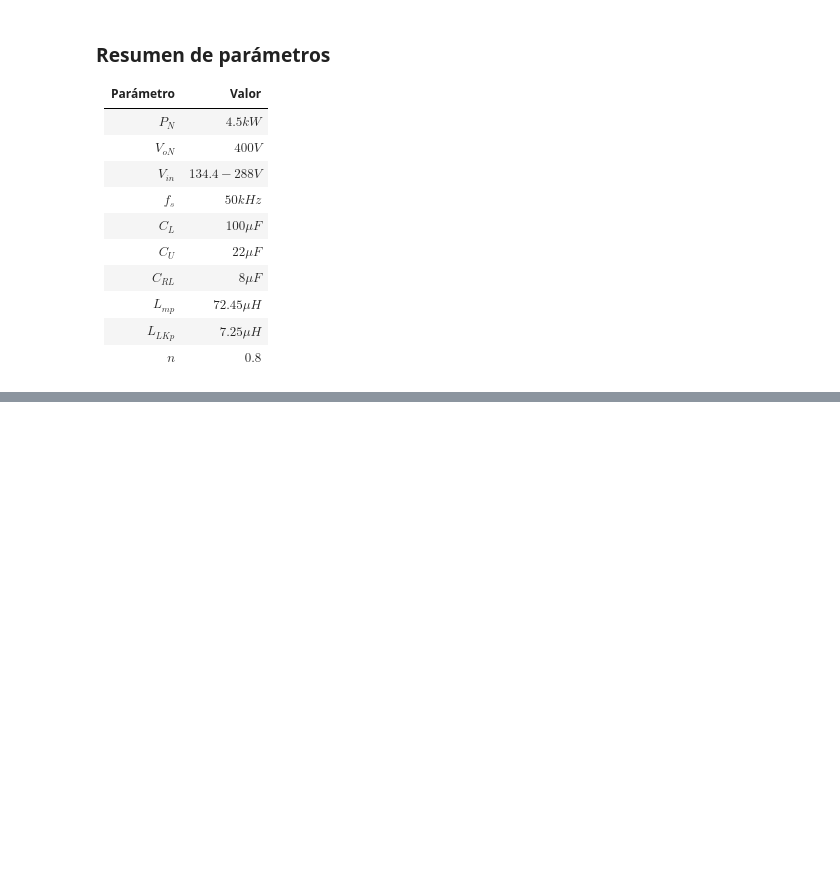
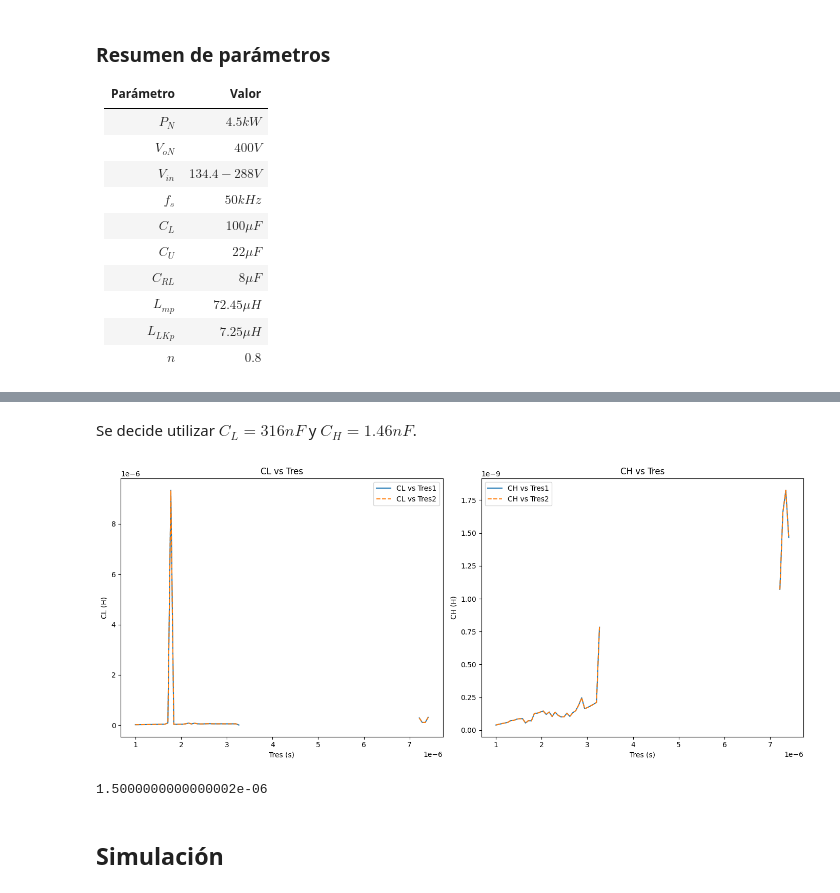
Before and after one commit to all5one-sudo/TFI_Electronica_Industrial, a Jupyter notebook: calculos.ipynb, the cells around one changed output, grey strips where cells are left out. Saved outputs shown, nothing was run; the diff lists cells and outputs as text; code cells hidden in the pictures; blank space fills up the shorter version.

```diff
--- a/calculos.ipynb
+++ b/calculos.ipynb
@@ -64,0 +100,2 @@ Se definen:
+# %%
+n = Vout/Vbus
@@ -64,0 +129,22 @@ Se definen:
+# %%
+def calculate_CL_CH_with_constraints(Tres1, Tres2):
+    def objective(vars):
+        return 0  # No importa el valor, solo nos interesa cumplir las restricciones
+
+    constraints = [
+        {'type': 'eq', 'fun': lambda vars: Tres(vars, Tres1, Tres2)[0]},
+        {'type': 'eq', 'fun': lambda vars: Tres(vars, Tres1, Tres2)[1]},
+        {'type': 'ineq', 'fun': lambda vars: vars[0]},  # CL >= 0
+        {'type': 'ineq', 'fun': lambda vars: 100e-6 - vars[0]},  # CL <= 100e-6
+        {'type': 'ineq', 'fun': lambda vars: vars[1]},  # CH >= 0
+        {'type': 'ineq', 'fun': lambda vars: 100e-6 - vars[1]}   # CH <= 100e-6
+    ]
+
+    result = minimize(objective, initial_it, constraints=constraints)
+    return result.x if result.success else (None, None)
+# %%
+for Tres1_val, Tres2_val in zip(Tres1_values, Tres2_values):
+    CL, CH = calculate_CL_CH_with_constraints(Tres1_val, Tres2_val)
+    data.append((Tres1_val, Tres2_val, CL, CH))
+# %%
+df = pd.DataFrame(data, columns=['Tres1', 'Tres2', 'CL', 'CH'])
@@ -64,0 +167,2 @@ Se definen:
+# %% [markdown]
+Se decide utilizar $C_L=316nF$ y $C_H=1.46nF$.
@@ -64,0 +173,22 @@ Se definen:
+# %%
+plt.figure(figsize=(14, 6))
+
+plt.subplot(1, 2, 1)
+plt.plot(df['Tres1'], df['CL'], label='CL vs Tres1')
+plt.plot(df['Tres2'], df['CL'], label='CL vs Tres2', linestyle='--')
+plt.xlabel('Tres (s)')
+plt.ylabel('CL (H)')
+plt.title('CL vs Tres')
+plt.legend()
+
+plt.subplot(1, 2, 2)
+plt.plot(df['Tres1'], df['CH'], label='CH vs Tres1')
+plt.plot(df['Tres2'], df['CH'], label='CH vs Tres2', linestyle='--')
+plt.xlabel('Tres (s)')
+plt.ylabel('CH (H)')
+plt.title('CH vs Tres')
+plt.legend()
+
+plt.tight_layout()
+# %% [output]
+[figure, added]
@@ -64,0 +201,6 @@ Se definen:
+# %%
+C5
+# %% [output]
+1.5000000000000002e-06
+# %% [markdown]
+## Simulación
```
Also changed, not shown: parts of 24 cells of this notebook, 2 other files.
